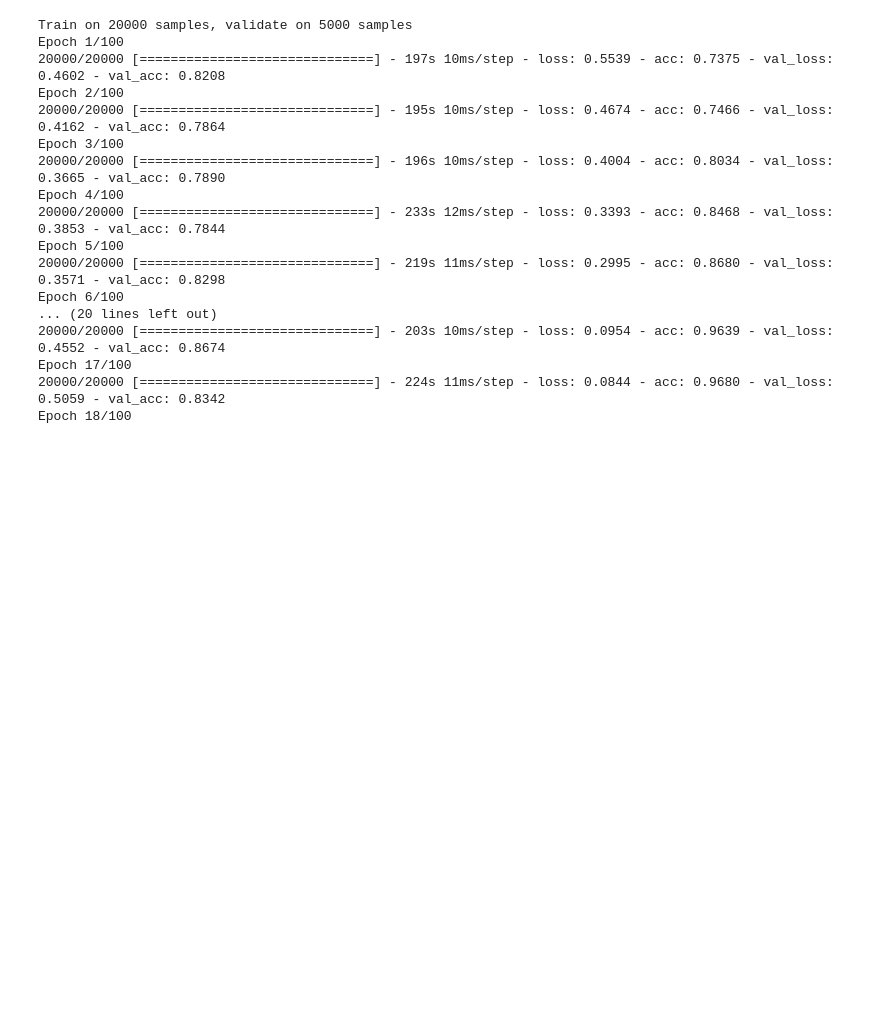
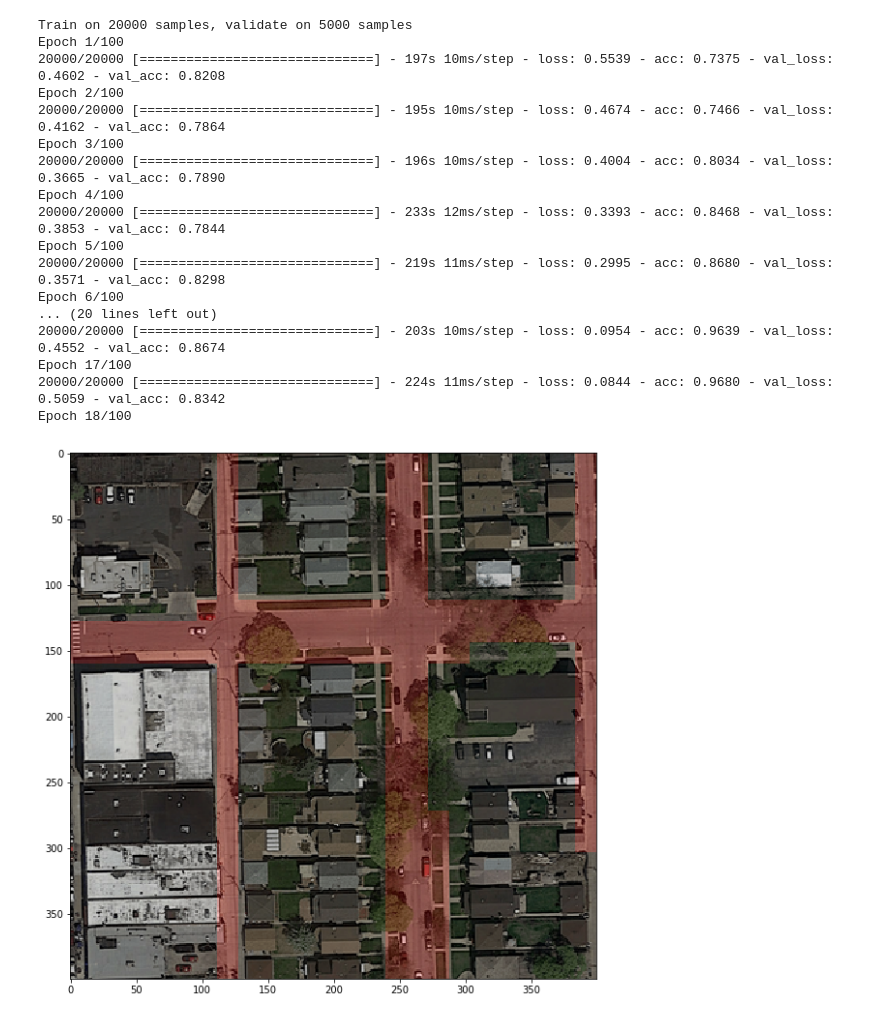
Before and after one commit to MikaelMorales/ML_Project, a Jupyter notebook: project_road_segmentation/implementation/CNN.ipynb, the cells around one changed output. Drawn from its saved outputs; the diff is of its cells as text; code cells hidden in the pictures; blank space fills up the shorter version.

```diff
--- a/project_road_segmentation/implementation/CNN.ipynb
+++ b/project_road_segmentation/implementation/CNN.ipynb
@@ -20,9 +21,11 @@ patch_size = 16
 foregroud_threshold = 0.25
 # %%
 # Loading a set of images with their groundtruth
-imgs, gt_imgs = load_n_images_groundtruth(image_dir, gt_dir, 20, rotate=True)
+imgs, gt_imgs = load_n_images_groundtruth(image_dir, gt_dir, 100, rotate=True)
 # %%
 model = CNN(patch_size, foregroud_threshold)
+# %%
+model.load_weights('90_kaggle.h5')
 # %%
 model.train(imgs, gt_imgs)
 # %% [output]
@@ -49,9 +52,9 @@ model.save_weights('cnn_weights_without_neighbors.h5')
 model.load_weights('test_regularizer.h5')
 # %%
 #Predict and Display image
-img_idx = 18
-#Z = model.predict(imgs[img_idx])
-#print(Z)
+img_idx = 12
 predict_and_display_image(model, imgs[img_idx], gt_imgs[img_idx], imgs[img_idx])
+# %% [output]
+[figure, added]
 # %%
 from classification import predict_test_set_images
```
Also changed, not shown: parts of 2 cells of this notebook, 53 other files.
